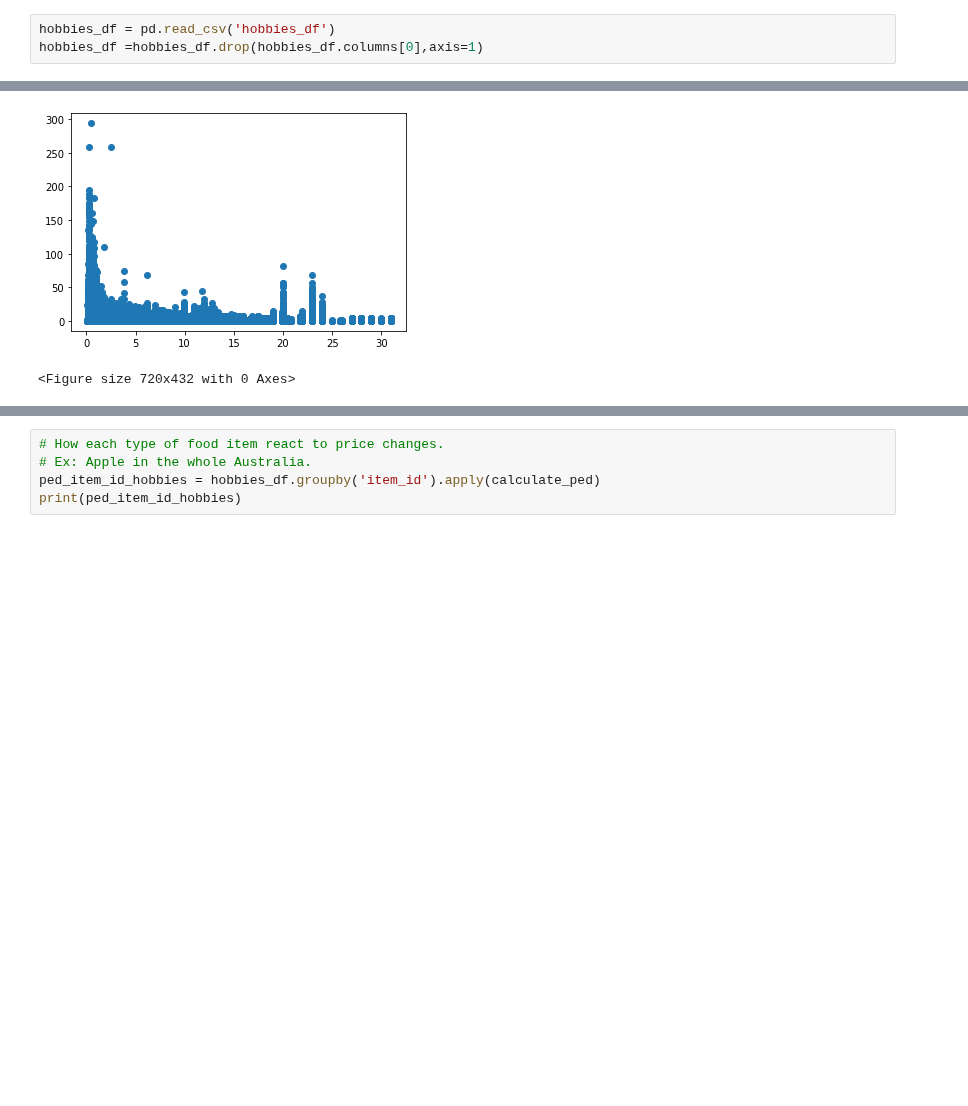
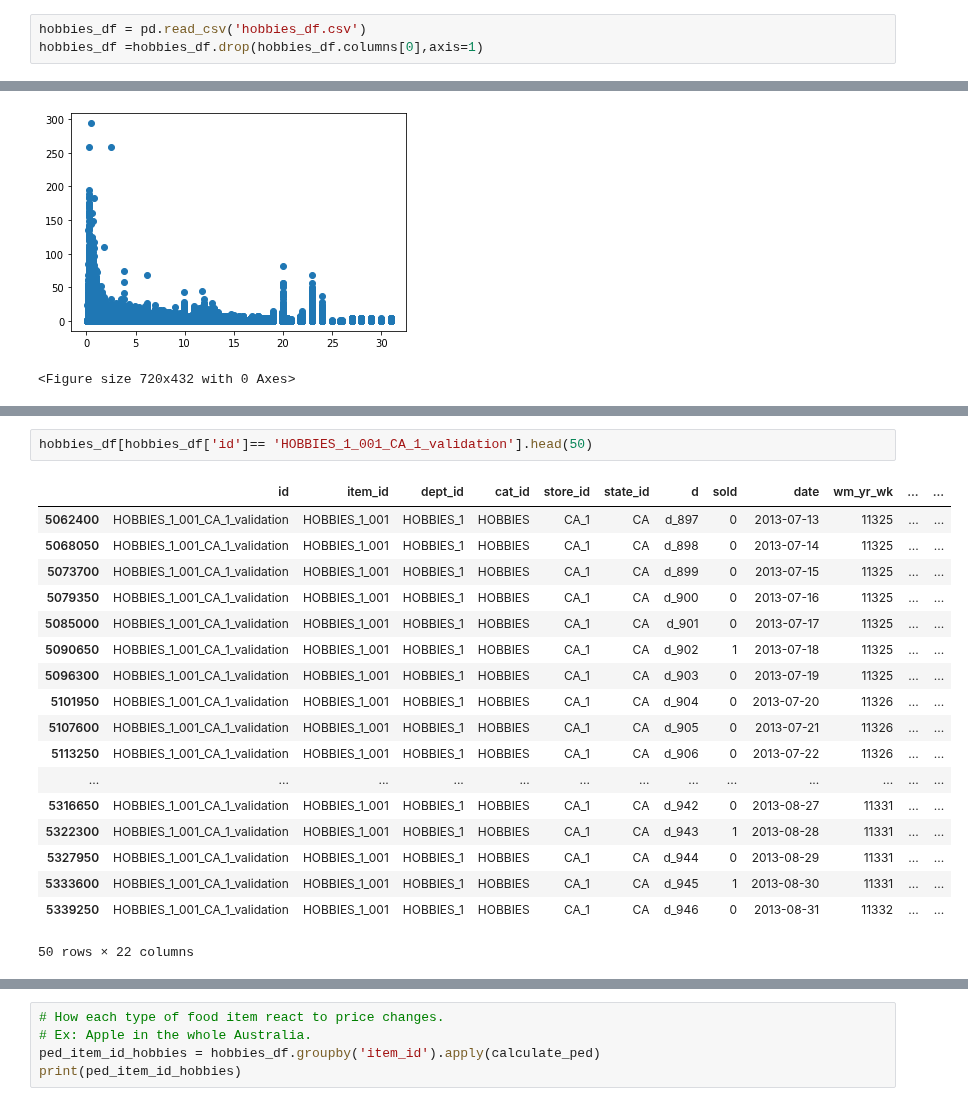
Before and after one commit to aaronmonash24/FYP, a Jupyter notebook: Data Analysis/PED.ipynb, the cells around one changed output, grey strips where cells are left out. Saved outputs shown, nothing was run; the diff lists cells and outputs as text; blank space fills up the shorter version.

```diff
--- a/Data Analysis/PED.ipynb
+++ b/Data Analysis/PED.ipynb
@@ -26,7 +44,7 @@ def calculate_ped(group):
 # %% [markdown]
 ## Calculate PED for hobbies items
 # %%
-hobbies_df = pd.read_csv('hobbies_df')
+hobbies_df = pd.read_csv('hobbies_df.csv')
 hobbies_df =hobbies_df.drop(hobbies_df.columns[0],axis=1)
 # %%
 hobbies_df = hobbies_df.dropna(subset = ['sell_price'])
@@ -71,0 +107,21 @@ Length: 5650, dtype: float64
+# %%
+hobbies_df[hobbies_df['id']== 'HOBBIES_1_001_CA_1_validation'].head(50)
+# %% [output]
+|  | id | item_id | dept_id | cat_id | store_id | state_id | d | sold | date | wm_yr_wk | ... | ... |
+| 5062400 | HOBBIES_1_001_CA_1_validation | HOBBIES_1_001 | HOBBIES_1 | HOBBIES | CA_1 | CA | d_897 | 0 | 2013-07-13 | 11325 | ... | ... |
+| 5068050 | HOBBIES_1_001_CA_1_validation | HOBBIES_1_001 | HOBBIES_1 | HOBBIES | CA_1 | CA | d_898 | 0 | 2013-07-14 | 11325 | ... | ... |
+| 5073700 | HOBBIES_1_001_CA_1_validation | HOBBIES_1_001 | HOBBIES_1 | HOBBIES | CA_1 | CA | d_899 | 0 | 2013-07-15 | 11325 | ... | ... |
+| 5079350 | HOBBIES_1_001_CA_1_validation | HOBBIES_1_001 | HOBBIES_1 | HOBBIES | CA_1 | CA | d_900 | 0 | 2013-07-16 | 11325 | ... | ... |
+| 5085000 | HOBBIES_1_001_CA_1_validation | HOBBIES_1_001 | HOBBIES_1 | HOBBIES | CA_1 | CA | d_901 | 0 | 2013-07-17 | 11325 | ... | ... |
+| 5090650 | HOBBIES_1_001_CA_1_validation | HOBBIES_1_001 | HOBBIES_1 | HOBBIES | CA_1 | CA | d_902 | 1 | 2013-07-18 | 11325 | ... | ... |
+| 5096300 | HOBBIES_1_001_CA_1_validation | HOBBIES_1_001 | HOBBIES_1 | HOBBIES | CA_1 | CA | d_903 | 0 | 2013-07-19 | 11325 | ... | ... |
+| 5101950 | HOBBIES_1_001_CA_1_validation | HOBBIES_1_001 | HOBBIES_1 | HOBBIES | CA_1 | CA | d_904 | 0 | 2013-07-20 | 11326 | ... | ... |
+| 5107600 | HOBBIES_1_001_CA_1_validation | HOBBIES_1_001 | HOBBIES_1 | HOBBIES | CA_1 | CA | d_905 | 0 | 2013-07-21 | 11326 | ... | ... |
+| 5113250 | HOBBIES_1_001_CA_1_validation | HOBBIES_1_001 | HOBBIES_1 | HOBBIES | CA_1 | CA | d_906 | 0 | 2013-07-22 | 11326 | ... | ... |
+| ... | ... | ... | ... | ... | ... | ... | ... | ... | ... | ... | ... | ... |
+| 5316650 | HOBBIES_1_001_CA_1_validation | HOBBIES_1_001 | HOBBIES_1 | HOBBIES | CA_1 | CA | d_942 | 0 | 2013-08-27 | 11331 | ... | ... |
+| 5322300 | HOBBIES_1_001_CA_1_validation | HOBBIES_1_001 | HOBBIES_1 | HOBBIES | CA_1 | CA | d_943 | 1 | 2013-08-28 | 11331 | ... | ... |
+| 5327950 | HOBBIES_1_001_CA_1_validation | HOBBIES_1_001 | HOBBIES_1 | HOBBIES | CA_1 | CA | d_944 | 0 | 2013-08-29 | 11331 | ... | ... |
+| 5333600 | HOBBIES_1_001_CA_1_validation | HOBBIES_1_001 | HOBBIES_1 | HOBBIES | CA_1 | CA | d_945 | 1 | 2013-08-30 | 11331 | ... | ... |
+| 5339250 | HOBBIES_1_001_CA_1_validation | HOBBIES_1_001 | HOBBIES_1 | HOBBIES | CA_1 | CA | d_946 | 0 | 2013-08-31 | 11332 | ... | ... |
+50 rows × 22 columns
```
Also changed, not shown: parts of 7 cells of this notebook.
